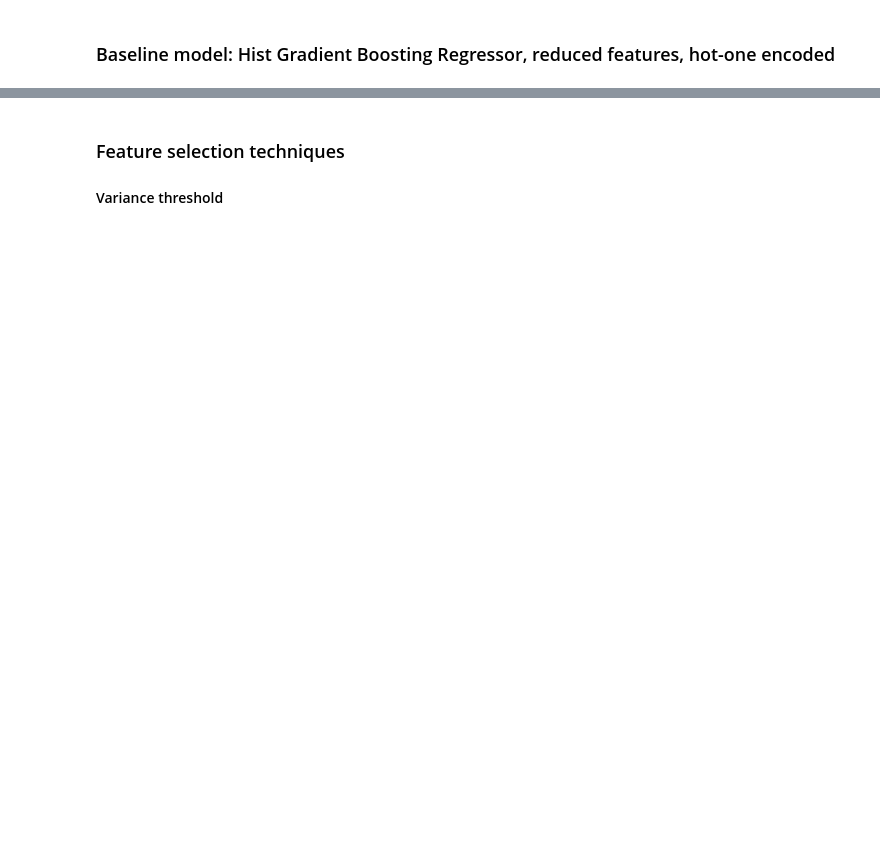
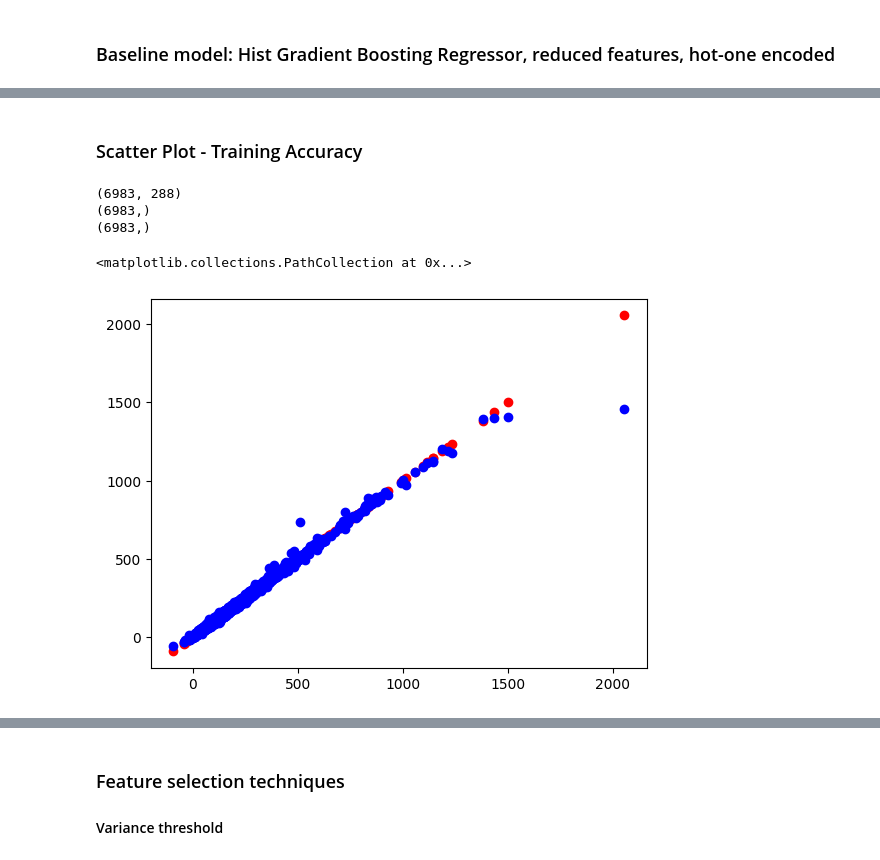
Before and after one commit to jbyrneirl/BER-Rating-AI-Model, a Jupyter notebook: notebooks/data-preparation/HistGradientBoostingRegressor.ipynb, the cells around one changed output, grey strips where cells are left out. Saved outputs shown, nothing was run; the diff lists cells and outputs as text; code cells hidden in the pictures; blank space fills up the shorter version.

```diff
--- a/notebooks/data-preparation/HistGradientBoostingRegressor.ipynb
+++ b/notebooks/data-preparation/HistGradientBoostingRegressor.ipynb
@@ -113,0 +133,17 @@ Mean absolute percentage error: 7.851 %
+# %% [markdown]
+### Scatter Plot - Training Accuracy
+# %%
+print(X_train.shape)
+print(y_train.shape)
+print(y_train_preds.shape)
+
+# scatter plot - training accuracy
+fig, ax = plt.subplots()
+ax.scatter(y_train,y_train, color = "red")
+ax.scatter(y_train,y_train_preds, color = "blue")
+# %% [output]
+(6983, 288)
+(6983,)
+(6983,)
+<matplotlib.collections.PathCollection at 0x...>
+[figure, added]
```
Also changed, not shown: parts of 20 cells of this notebook, 1 other file.
